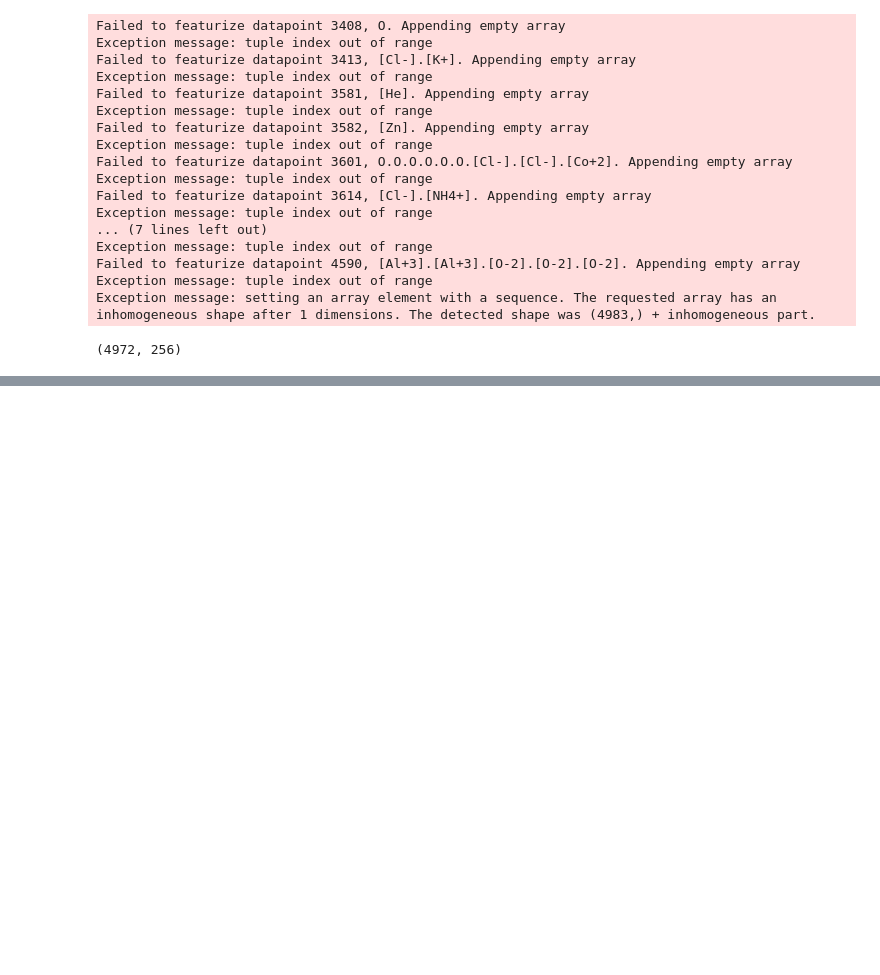
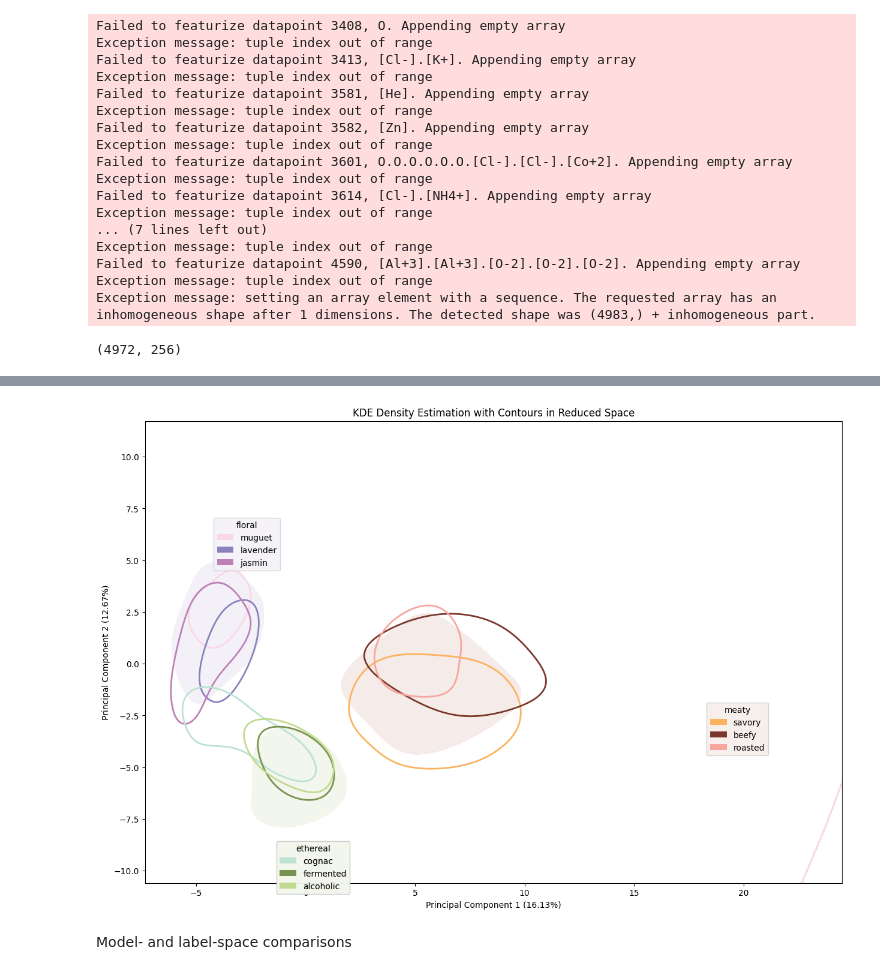
Before and after one commit to ARY2260/odor-model-pipeline, a Jupyter notebook: MPNN/pca.ipynb, the cells around one changed output, grey strips where cells are left out. Saved outputs shown, nothing was run; the diff lists cells and outputs as text; code cells hidden in the pictures; blank space fills up the shorter version.

```diff
--- a/MPNN/pca.ipynb
+++ b/MPNN/pca.ipynb
@@ -167,0 +228,6 @@ pom_frame(model, dataset, 55)
+# %%
+pom_frame(model, dataset, 1, is_preds=False)
+# %% [output]
+[figure, added]
+# %% [markdown]
+Model- and label-space comparisons
```
Also changed, not shown: parts of 32 cells of this notebook, 8 other files.
